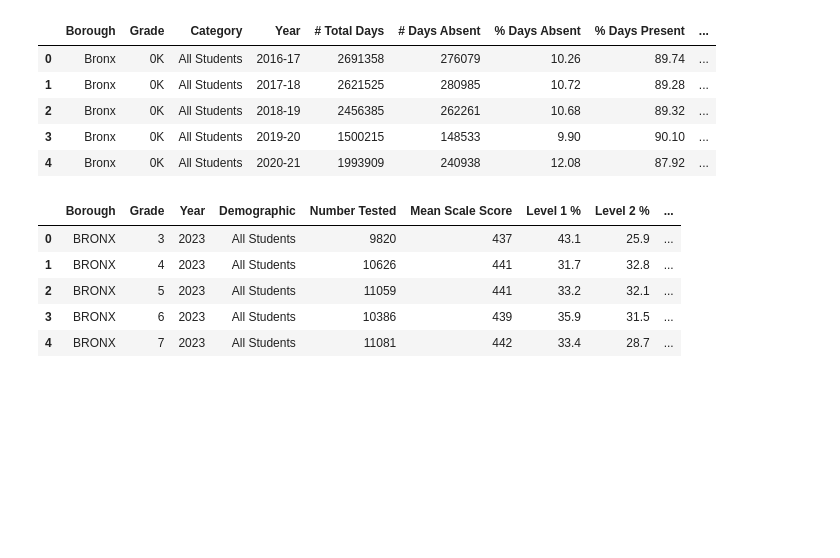
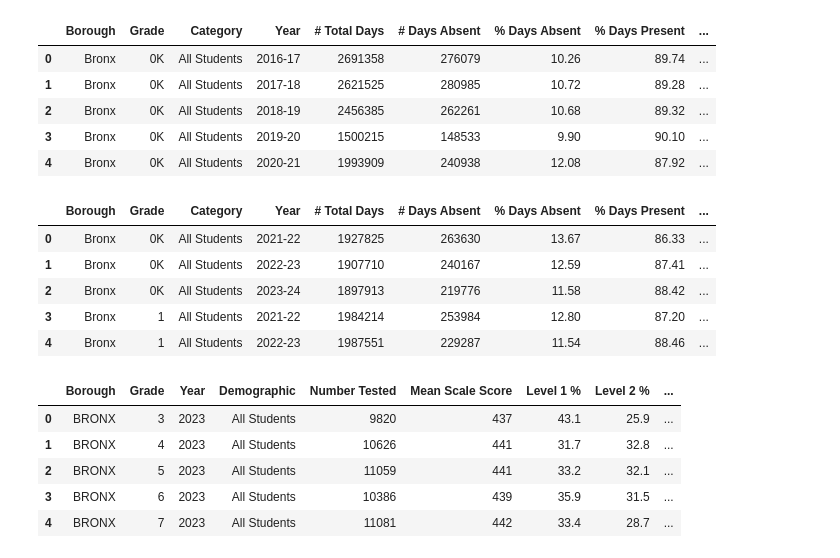
Before and after one commit to thetechleila/NYC-K-8-Public-School-Student-Performance-2016-2024, a Jupyter notebook: code/eda_overview.ipynb, the cells around one changed output. Cells and saved outputs as stored; diff of their text form; code cells hidden in the pictures; blank space fills up the shorter version.

```diff
--- a/code/eda_overview.ipynb
+++ b/code/eda_overview.ipynb
@@ -13,7 +13,8 @@ import numpy as np
 
 demo_path = ("/Users/sa14/Desktop/NYC-K-8-Public-School-Student-Performance-2016-2024/data/2016-2021 K8 Borough Demographic_Snapshot  copy.csv")
 interact_path=("/Users/sa14/Desktop/NYC-K-8-Public-School-Student-Performance-2016-2024/data/2020 Interactions NYC K-8 Attendance_Metric.csv")
-attend_path=("/Users/sa14/Desktop/NYC-K-8-Public-School-Student-Performance-2016-2024/data/attendance_2016-24 K8 borough.csv")
+attend16_path=("/Users/sa14/Desktop/NYC-K-8-Public-School-Student-Performance-2016-2024/data/2016to2020-21 K8_borough_attendance.csv")
+attend24_path=("/Users/sa14/Desktop/NYC-K-8-Public-School-Student-Performance-2016-2024/data/2021-22end2024 K8_borough_attendance.csv")
 ela_path=("/Users/sa14/Desktop/NYC-K-8-Public-School-Student-Performance-2016-2024/data/ELA Test_Results 2016-2023 3-8grades.csv")
 math_path=("/Users/sa14/Desktop/NYC-K-8-Public-School-Student-Performance-2016-2024/data/Math_Test_Results nycK-8 2016-2023.csv")
 sth_path=("/Users/sa14/Desktop/NYC-K-8-Public-School-Student-Performance-2016-2024/data/STH_K-8 2018-2024 Attendance.csv")
@@ -22,7 +23,8 @@ sth_path=("/Users/sa14/Desktop/NYC-K-8-Public-School-Student-Performance-2016-20
 
 demo = pd.read_csv(demo_path)
 interactions = pd.read_csv(interact_path)
-attendance = pd.read_csv(attend_path)
+attend2016 = pd.read_csv(attend16_path)
+attend2024 = pd.read_csv(attend24_path)
 ela_test = pd.read_csv(ela_path)
 math_test = pd.read_csv(math_path)
 sth_df = pd.read_csv(sth_path)
@@ -96,6 +104,17 @@ attendance.head()
 | 2 | Bronx | 0K | All Students | 2018-19 | 2456385 | 262261 | 10.68 | 89.32 | ... |
 | 3 | Bronx | 0K | All Students | 2019-20 | 1500215 | 148533 | 9.90 | 90.10 | ... |
 | 4 | Bronx | 0K | All Students | 2020-21 | 1993909 | 240938 | 12.08 | 87.92 | ... |
+# %%
+#First 5 rows of 2024 attendance dataset
+
+attend2024.head()
+# %% [output]
+|  | Borough | Grade | Category | Year | # Total Days | # Days Absent | % Days Absent | % Days Present | ... |
+| 0 | Bronx | 0K | All Students | 2021-22 | 1927825 | 263630 | 13.67 | 86.33 | ... |
+| 1 | Bronx | 0K | All Students | 2022-23 | 1907710 | 240167 | 12.59 | 87.41 | ... |
+| 2 | Bronx | 0K | All Students | 2023-24 | 1897913 | 219776 | 11.58 | 88.42 | ... |
+| 3 | Bronx | 1 | All Students | 2021-22 | 1984214 | 253984 | 12.80 | 87.20 | ... |
+| 4 | Bronx | 1 | All Students | 2022-23 | 1987551 | 229287 | 11.54 | 88.46 | ... |
 # %%
 #First 5 rows of ela test dataset
 
```
Also changed, not shown: parts of 6 cells of this notebook, 3 other files.
